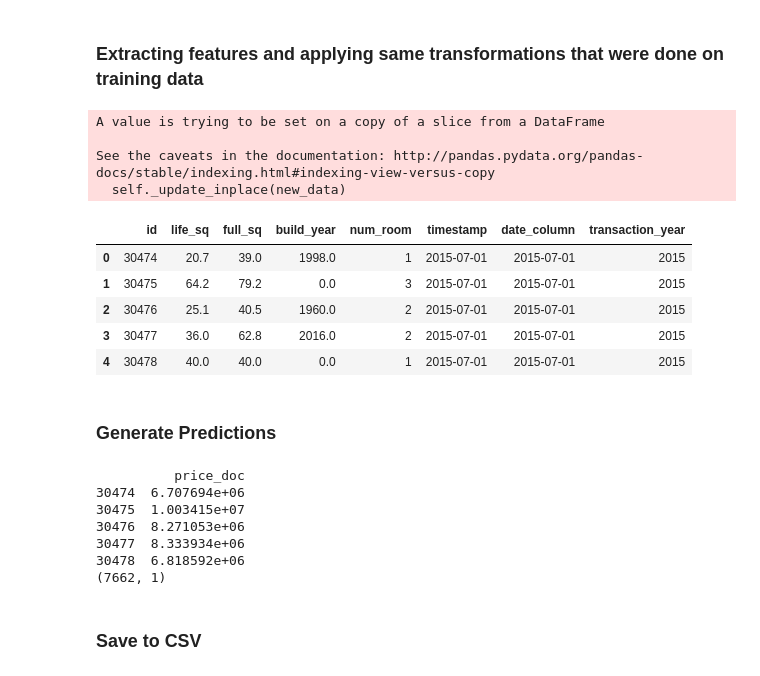
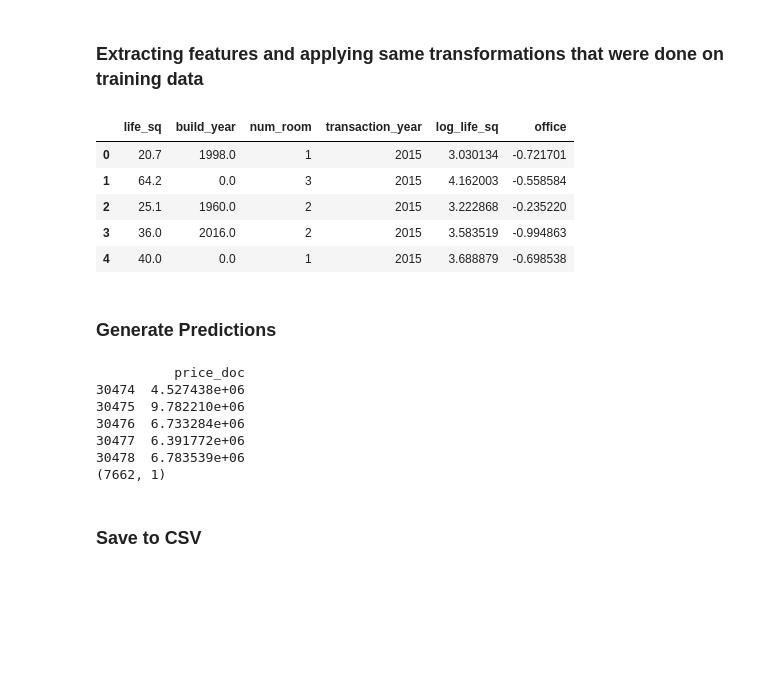
Before and after one commit to faizanahemad/data-science, a Jupyter notebook: kaggle/sherbank-housing/Linear_Regression.ipynb, the cells around one changed output. Drawn from its saved outputs; the diff is of its cells as text; code cells hidden in the pictures; blank space fills up the shorter version.

```diff
--- a/kaggle/sherbank-housing/Linear_Regression.ipynb
+++ b/kaggle/sherbank-housing/Linear_Regression.ipynb
@@ -136,23 +232,18 @@ df_test.shape
 (7662, 291)
 # %% [markdown]
 ### Extracting features and applying same transformations that were done on training data
-# %%
-df_features_test = columnExtractor(test_cols,df_test)
-df_features_test = imputer(df_features_test)
-df_features_test = oulierRemover(df_features_test)
-df_features_test = featureAdder(df_features_test)
-# %% [output]
-A value is trying to be set on a copy of a slice from a DataFrame
-
-See the caveats in the documentation: http://pandas.pydata.org/pandas-docs/stable/indexing.html#indexing-view-versus-copy
-  self._update_inplace(new_data)
-# %%
-df_features_test.head()
-# %% [output]
-|  | id | life_sq | full_sq | build_year | num_room | timestamp | date_column | transaction_year |
-| 0 | 30474 | 20.7 | 39.0 | 1998.0 | 1 | 2015-07-01 | 2015-07-01 | 2015 |
-| 1 | 30475 | 64.2 | 79.2 | 0.0 | 3 | 2015-07-01 | 2015-07-01 | 2015 |
-| 2 | 30476 | 25.1 | 40.5 | 1960.0 | 2 | 2015-07-01 | 2015-07-01 | 2015 |
-| 3 | 30477 | 36.0 | 62.8 | 2016.0 | 2 | 2015-07-01 | 2015-07-01 | 2015 |
-| 4 | 30478 | 40.0 | 40.0 | 0.0 | 1 | 2015-07-01 | 2015-07-01 | 2015 |
+# %%
+df_test = imputer(df_test)
+df_test = oulierRemover(df_test)
+df_test = featureAdder(df_test)
+df_test = test_transform(df_test)
+# %%
+df_test[prediction_cols].head()
+# %% [output]
+|  | life_sq | build_year | num_room | transaction_year | log_life_sq | office |
+| 0 | 20.7 | 1998.0 | 1 | 2015 | 3.030134 | -0.721701 |
+| 1 | 64.2 | 0.0 | 3 | 2015 | 4.162003 | -0.558584 |
+| 2 | 25.1 | 1960.0 | 2 | 2015 | 3.222868 | -0.235220 |
+| 3 | 36.0 | 2016.0 | 2 | 2015 | 3.583519 | -0.994863 |
+| 4 | 40.0 | 0.0 | 1 | 2015 | 3.688879 | -0.698538 |
 # %%
@@ -161,17 +252,16 @@ y_t = regr.predict(X_t)
 # %% [markdown]
 ### Generate Predictions
 # %%
-ids =np.array(df_features_test["id"]).astype(int)
+ids =np.array(df_test["id"]).astype(int)
 my_solution = pd.DataFrame(y_t, ids, columns = ["price_doc"])
-print(my_solution.head())
 print(my_solution.shape)
 # %% [output]
           price_doc
-30474  6.707694e+06
-30475  1.003415e+07
-30476  8.271053e+06
-30477  8.333934e+06
-30478  6.818592e+06
+30474  4.527438e+06
+30475  9.782210e+06
+30476  6.733284e+06
+30477  6.391772e+06
+30478  6.783539e+06
 (7662, 1)
 # %% [markdown]
 ### Save to CSV
```
Also changed, not shown: parts of 24 cells of this notebook, 3 other files.
